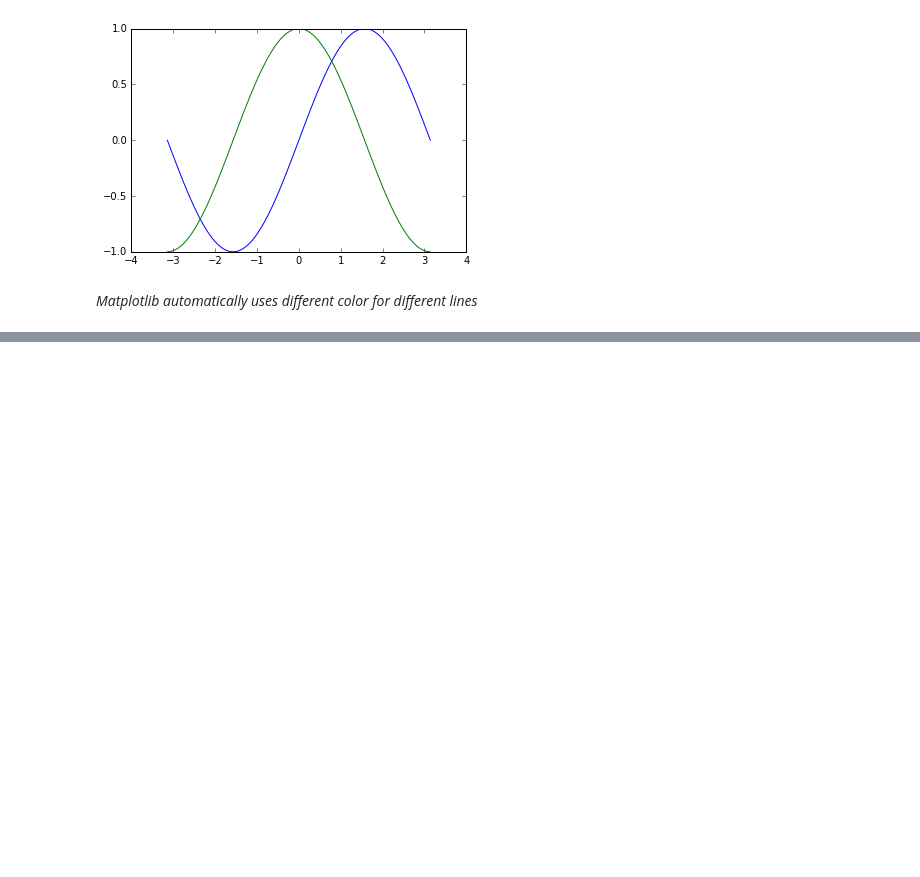
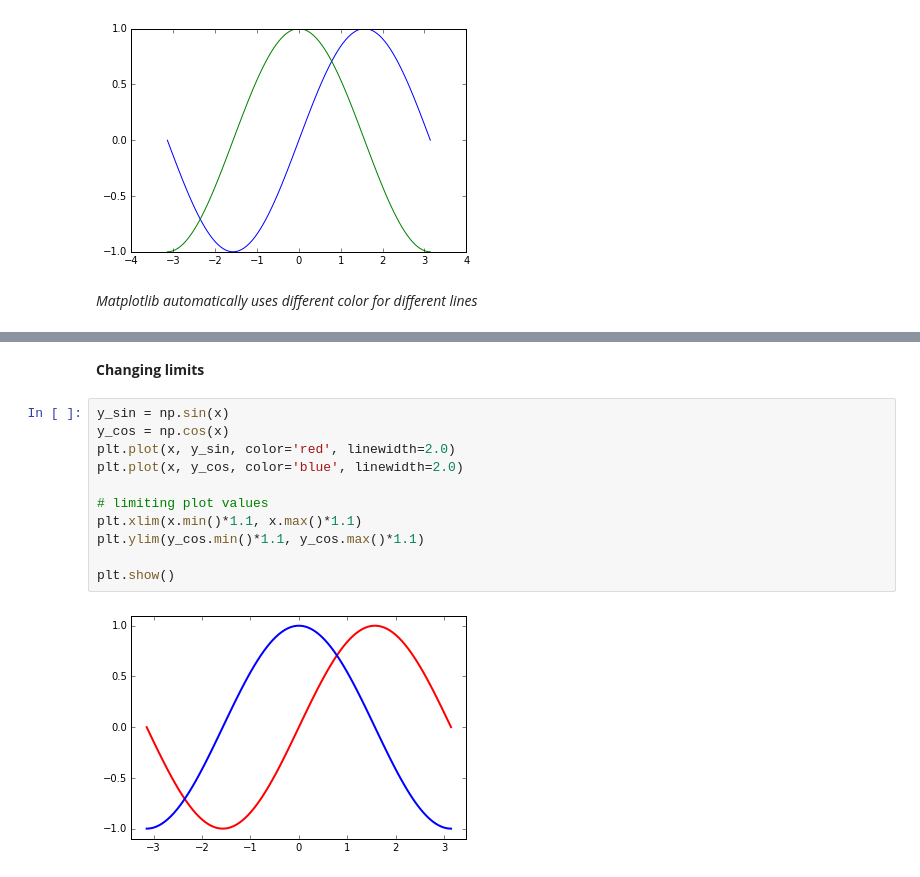
Before and after one commit to learningwithdg/datascience, a Jupyter notebook: Numpy III and Matplotlib I.ipynb, the cells around one changed output, grey strips where cells are left out. Saved outputs shown, nothing was run; the diff lists cells and outputs as text; blank space fills up the shorter version.

```diff
--- a/Numpy III and Matplotlib I.ipynb
+++ b/Numpy III and Matplotlib I.ipynb
@@ -188,0 +193,15 @@ plt.grid()
+# %% [markdown]
+**Changing limits**
+# %%
+y_sin = np.sin(x)
+y_cos = np.cos(x)
+plt.plot(x, y_sin, color='red', linewidth=2.0)
+plt.plot(x, y_cos, color='blue', linewidth=2.0)
+
+# limiting plot values
+plt.xlim(x.min()*1.1, x.max()*1.1)
+plt.ylim(y_cos.min()*1.1, y_cos.max()*1.1)
+
+plt.show()
+# %% [output]
+[figure, added]
```
Also changed, not shown: parts of 14 cells of this notebook.
